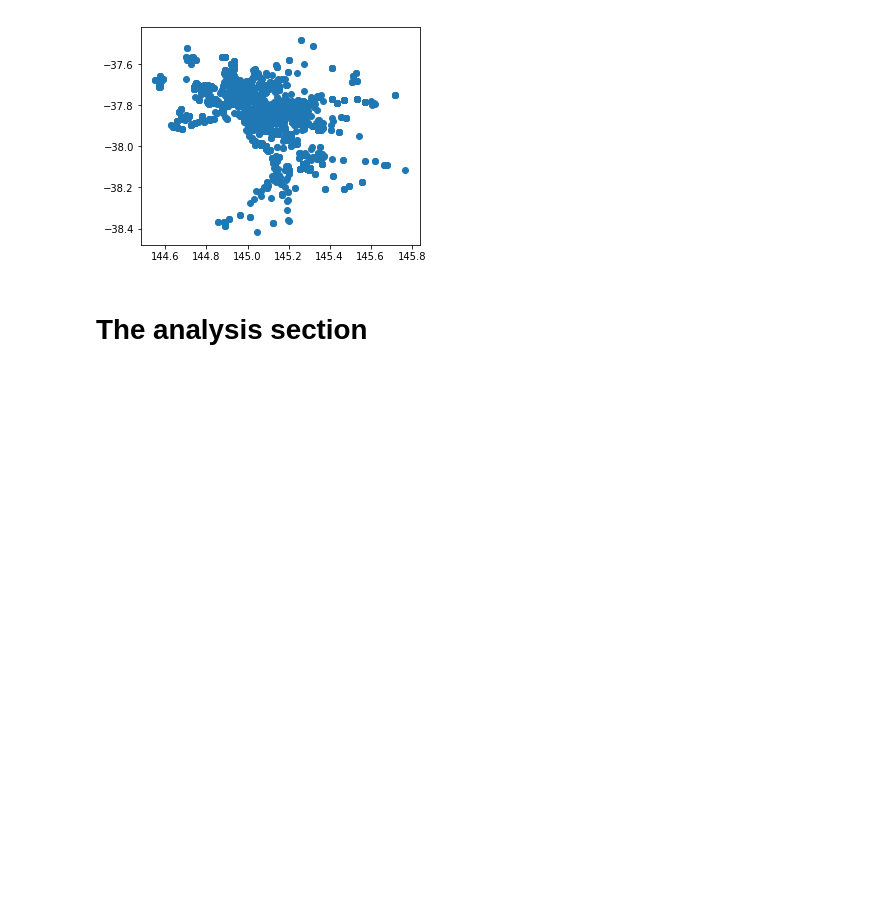
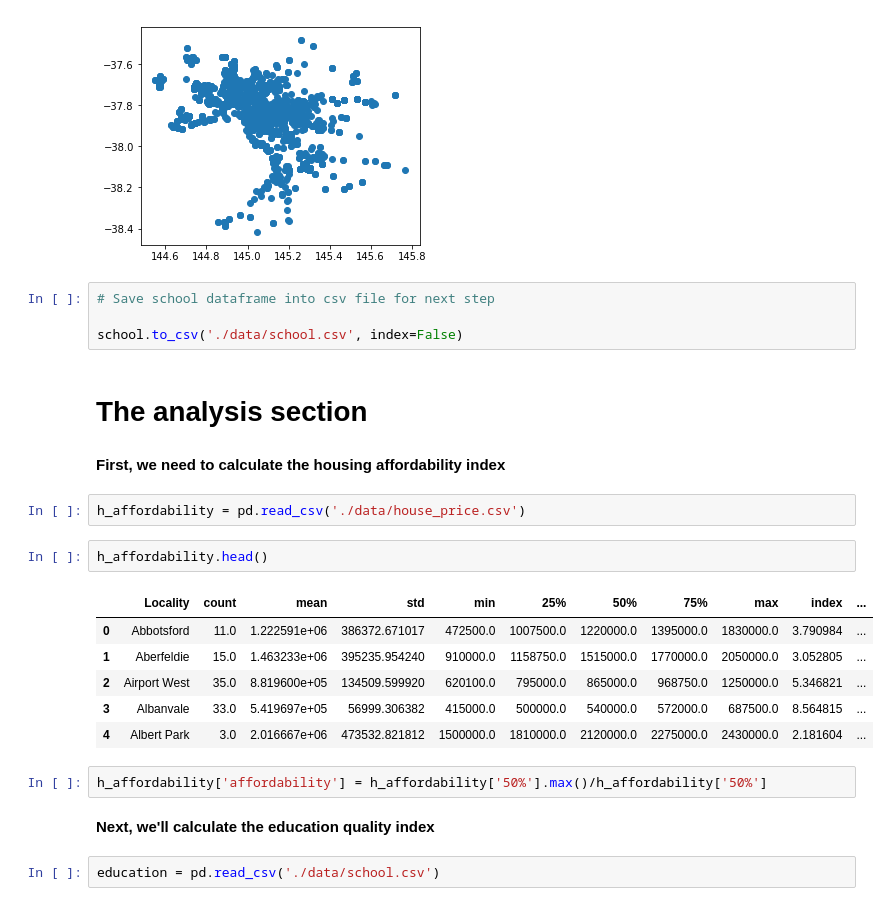
Before and after one commit to robin0821/Coursera_Capstone, a Jupyter notebook: Coursera_Capstone_Assignment_WK5.ipynb, the cells around one changed output. Cells and saved outputs as stored; diff of their text form; blank space fills up the shorter version.

```diff
--- a/Coursera_Capstone_Assignment_WK5.ipynb
+++ b/Coursera_Capstone_Assignment_WK5.ipynb
@@ -347,5 +383,28 @@ school.plot()
 # %% [output]
 <matplotlib.axes._subplots.AxesSubplot at 0x...>
 [figure]
+# %%
+# Save school dataframe into csv file for next step
+
+school.to_csv('./data/school.csv', index=False)
 # %% [markdown]
 # The analysis section
+# %% [markdown]
+<b>First, we need to calculate the housing affordability index</b>
+# %%
+h_affordability = pd.read_csv('./data/house_price.csv')
+# %%
+h_affordability.head()
+# %% [output]
+|  | Locality | count | mean | std | min | 25% | 50% | 75% | max | index | ... |
+| 0 | Abbotsford | 11.0 | 1.222591e+06 | 386372.671017 | 472500.0 | 1007500.0 | 1220000.0 | 1395000.0 | 1830000.0 | 3.790984 | ... |
+| 1 | Aberfeldie | 15.0 | 1.463233e+06 | 395235.954240 | 910000.0 | 1158750.0 | 1515000.0 | 1770000.0 | 2050000.0 | 3.052805 | ... |
+| 2 | Airport West | 35.0 | 8.819600e+05 | 134509.599920 | 620100.0 | 795000.0 | 865000.0 | 968750.0 | 1250000.0 | 5.346821 | ... |
+| 3 | Albanvale | 33.0 | 5.419697e+05 | 56999.306382 | 415000.0 | 500000.0 | 540000.0 | 572000.0 | 687500.0 | 8.564815 | ... |
+| 4 | Albert Park | 3.0 | 2.016667e+06 | 473532.821812 | 1500000.0 | 1810000.0 | 2120000.0 | 2275000.0 | 2430000.0 | 2.181604 | ... |
+# %%
+h_affordability['affordability'] = h_affordability['50%'].max()/h_affordability['50%']
+# %% [markdown]
+<b>Next, we'll calculate the education quality index</b>
+# %%
+education = pd.read_csv('./data/school.csv')
```
Also changed, not shown: parts of 78 cells of this notebook, 5 other files.
